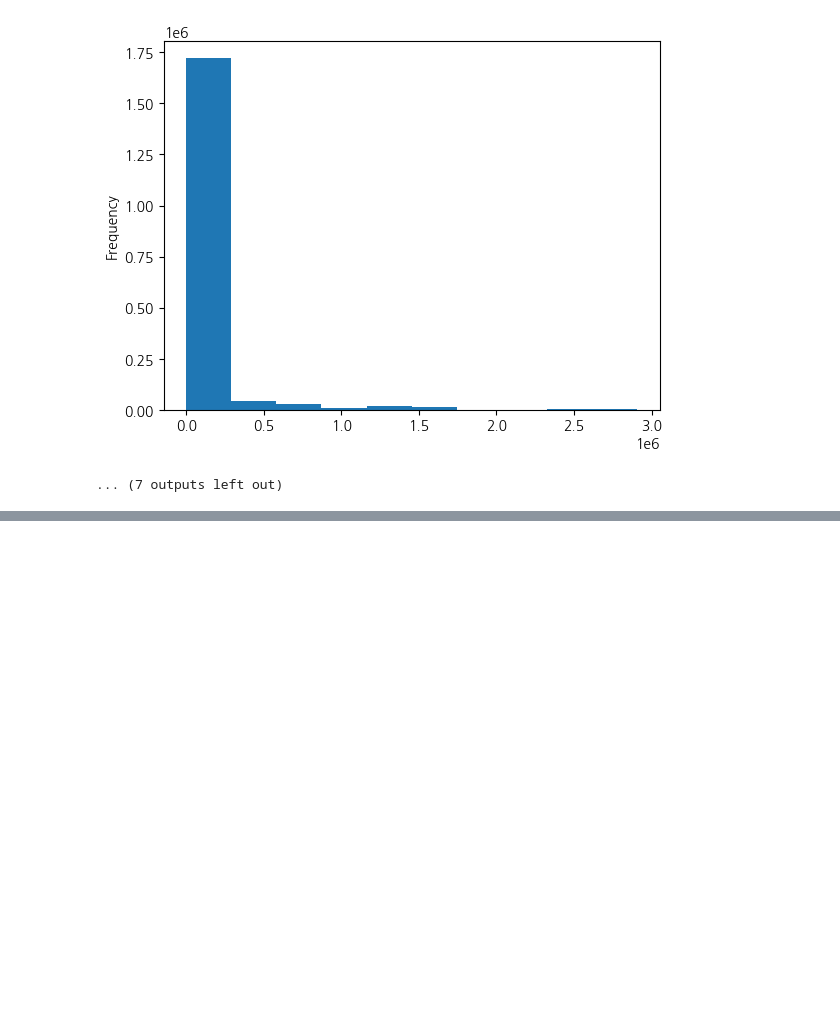
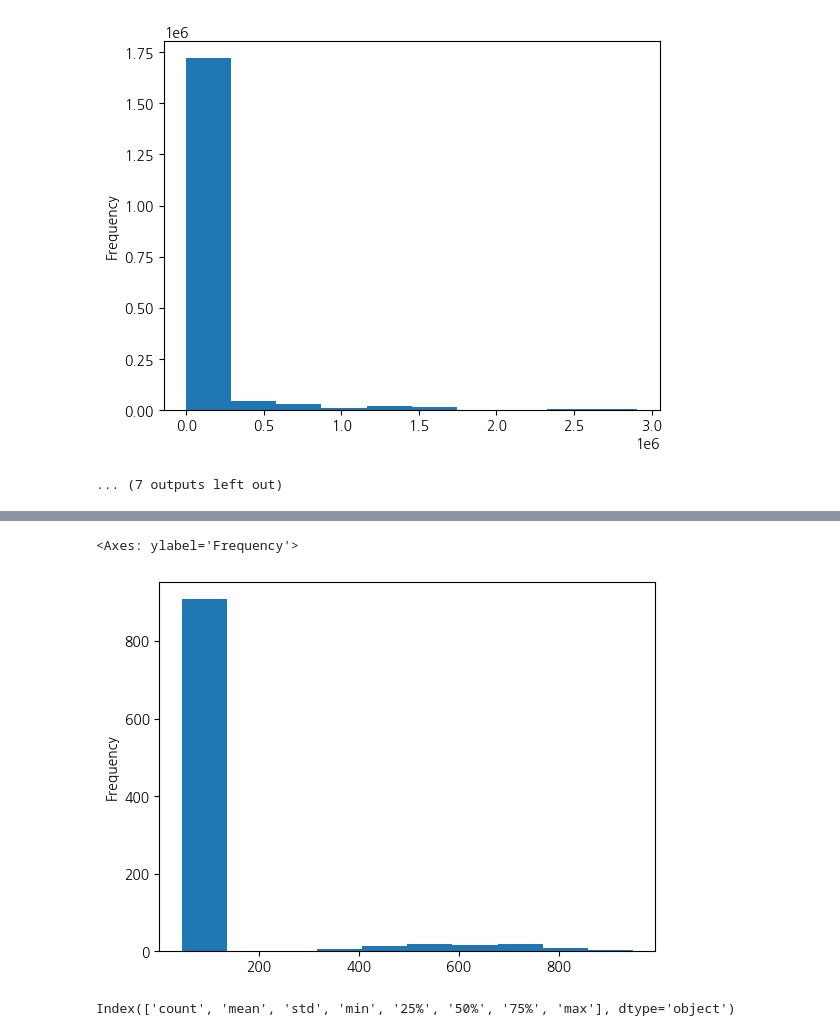
Before and after one commit to haram4th/finech, a Jupyter notebook: 05machine_learning/11지도학습_분류분석_신용카드사기탐지_모델만들기-풀이.ipynb, the cells around one changed output, grey strips where cells are left out. Saved outputs shown, nothing was run; the diff lists cells and outputs as text; code cells hidden in the pictures; blank space fills up the shorter version.

```diff
--- a/05machine_learning/11지도학습_분류분석_신용카드사기탐지_모델만들기-풀이.ipynb
+++ b/05machine_learning/11지도학습_분류분석_신용카드사기탐지_모델만들기-풀이.ipynb
@@ -224,0 +246,3 @@ Name: count, Length: 891, dtype: int64
+# %%
+# trans_date_trans_time컬럼을 날짜 타입으로 변환
+data['trans_date_trans_time'] = pd.to_datetime(data['trans_date_trans_time'])
@@ -224,0 +322,3 @@ Name: count, Length: 891, dtype: int64
+# %%
+data = data.drop(['first', 'last', 'street', 'city', 'state', 'zip', 'trans_num', 'unix_time'], axis=1)
+data
@@ -224,0 +341,3 @@ Name: count, Length: 891, dtype: int64
+# %%
+amt_desc = data.groupby('cc_num')['amt'].describe()
+amt_desc
@@ -224,0 +359,9 @@ Name: count, Length: 891, dtype: int64
+# %%
+amt_desc['mean'].plot(kind='hist')
+# %% [output]
+<Axes: ylabel='Frequency'>
+[figure, added]
+# %%
+amt_desc.columns
+# %% [output]
+Index(['count', 'mean', 'std', 'min', '25%', '50%', '75%', 'max'], dtype='object')
```
Also changed, not shown: parts of 73 cells of this notebook, 3 other files.
